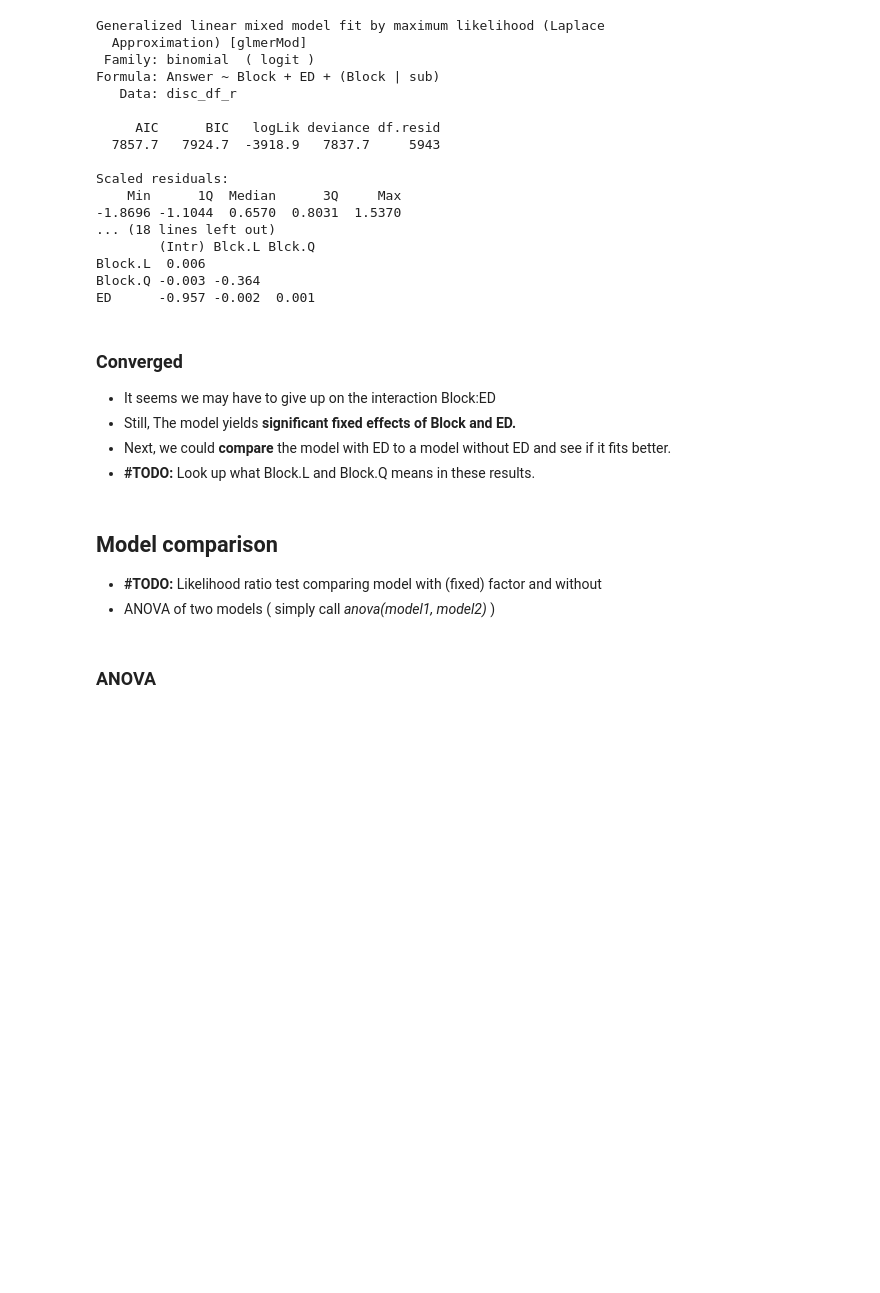
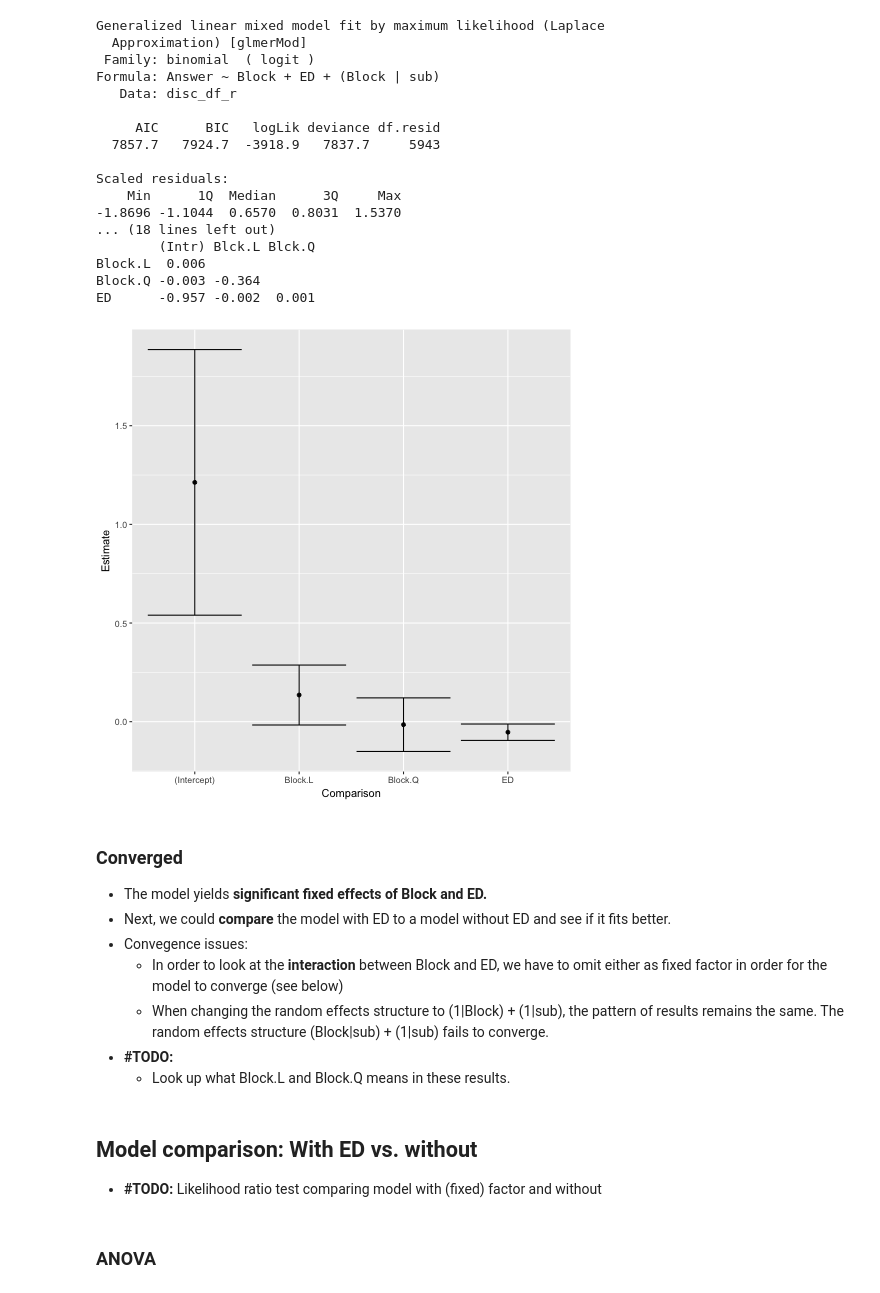
Before and after one commit to oliver-contier/ri_hmax, a Jupyter notebook: inspect_results.ipynb, the cells around one changed output. Cells and saved outputs as stored; diff of their text form; code cells hidden in the pictures; blank space fills up the shorter version.

```diff
--- a/inspect_results.ipynb
+++ b/inspect_results.ipynb
@@ -747,17 +745,30 @@ Scaled residuals:
 Block.L  0.006
 Block.Q -0.003 -0.364
 ED      -0.957 -0.002  0.001
+# %%
+%%R
+# Plot parameter estimates with confidence intervals
+
+# temporary df for confidence intervals
+temp_df <- as.data.frame(confint(glht(with_ED))$confint)
+temp_df$Comparison <- rownames(temp_df)
+# plotting function
+ggplot(temp_df, aes(x = Comparison, y = Estimate, ymin = lwr, ymax = upr)) + geom_errorbar() + geom_point()
+# %% [output]
+[figure, added]
 # %% [markdown]
 ### Converged
-- It seems we may have to give up on the interaction Block:ED
-- Still, The model yields **significant fixed effects of Block and ED.**
+- The model yields **significant fixed effects of Block and ED.**
 - Next, we could **compare** the model with ED to a model without ED and see if it fits better.
-- **#TODO:** Look up what Block.L and Block.Q means in these results.
+- Convegence issues:
+  - In order to look at the **interaction** between Block and ED, we have to omit either as fixed factor in order for the model to converge (see below)
+  - When changing the random effects structure to (1|Block) + (1|sub), the pattern of results remains the same. The random effects structure (Block|sub) + (1|sub) fails to converge.
+- **#TODO:**
+  - Look up what Block.L and Block.Q means in these results.
 # %% [markdown]
-## Model comparison
+## Model comparison: With ED vs. without
 
 - **#TODO:** Likelihood ratio test comparing model with (fixed) factor and without
-- ANOVA of two models ( simply call *anova(model1, model2)* )
 # %% [markdown]
 ### ANOVA
 # %%
```
Also changed, not shown: parts of 18 cells of this notebook.
